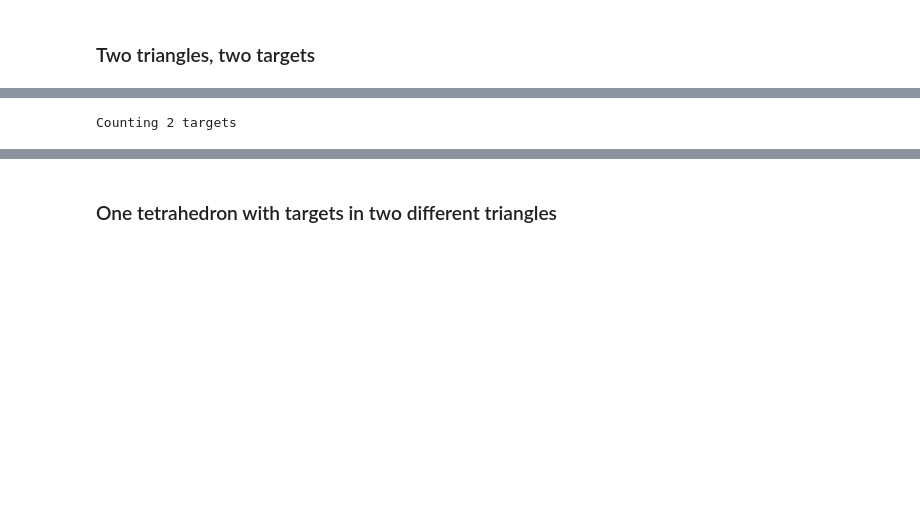
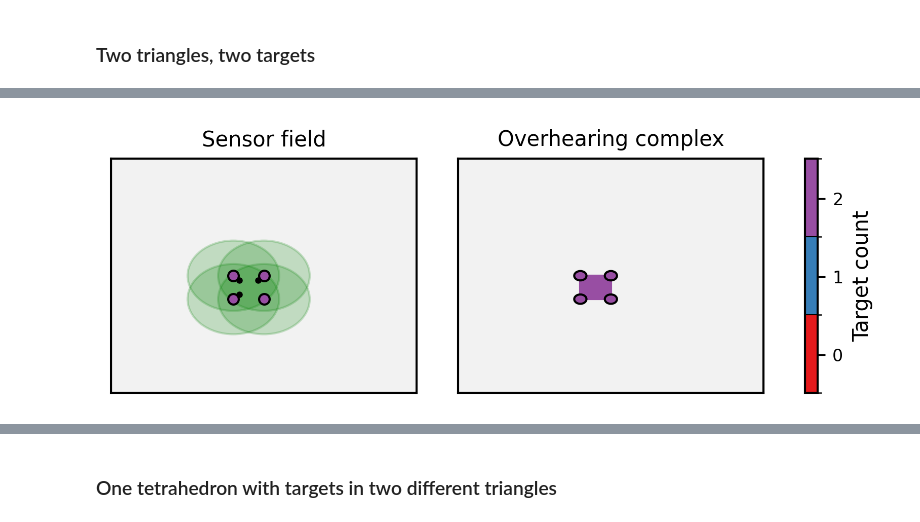
Before and after one commit to simoninireland/sensor-playground, a Jupyter notebook: euler-error.ipynb, the cells around one changed output, grey strips where cells are left out. Cells and saved outputs as stored; diff of their text form; code cells hidden in the pictures; blank space fills up the shorter version.

```diff
--- a/euler-error.ipynb
+++ b/euler-error.ipynb
@@ -104,9 +149,11 @@ AttributeError: 'SensorPlayground' object has no attribute 'basisOf'
 # %%
-t3 = offset(pos2, n4, (-0.02, -0.02))
+g3 = offset(e, n4, (-0.02, -0.02))
 # %%
-makeObservations(twoTriangleSensors, [t1, t2], twoTriangle)
-
-count = integrator.integrate(twoTriangle)
-print(f'Counting {count} targets')
+twoTriangleEstimator = EulerEstimator(twoTriangle)
+twoTriangleCountTargets = twoTriangleEstimator.estimateFromTargets([g1, g2, g3])
-# %% [output]
-Counting 2 targets
+# %%
+drawFieldAndOverhearing(twoTriangle, twoTriangleEstimator.overhearing(), e, twoTriangleEstimator.metric(),
+                        ts=[g1, g2, g3],
+                        cmap=cmap)
+# %% [output]
+[figure, added]
```
Also changed, not shown: parts of 29 cells of this notebook.
